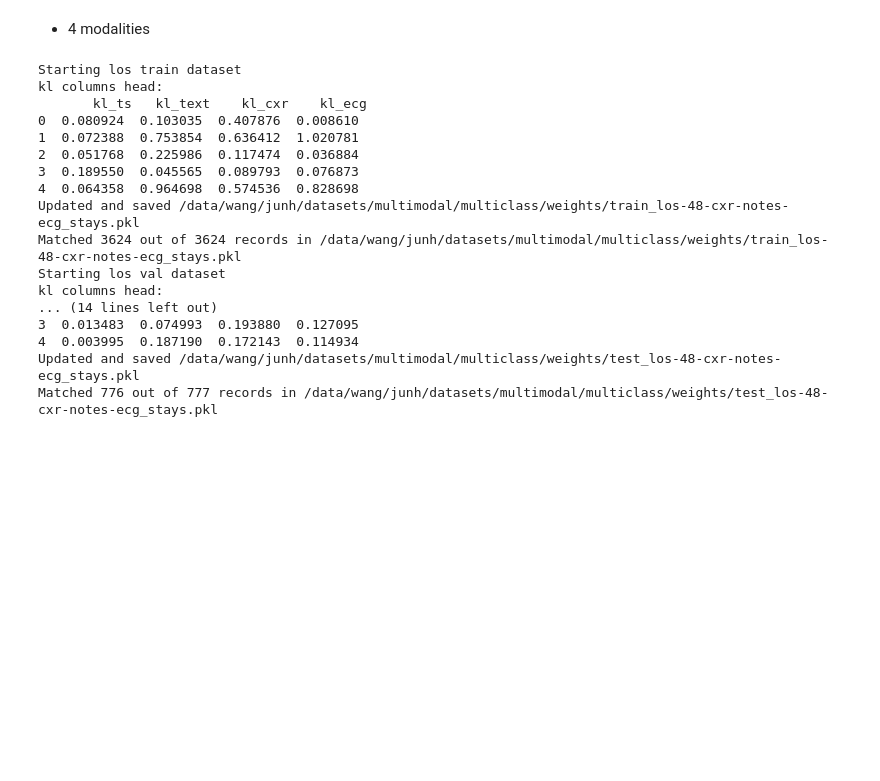
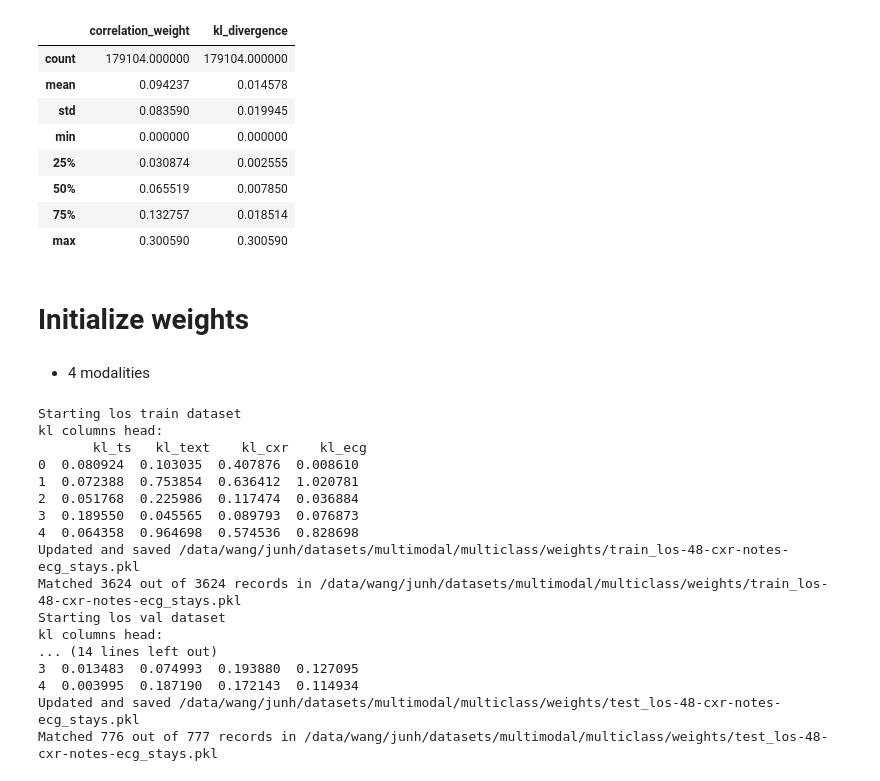
Before and after one commit to JuneHou/Multimodal-Transformer, a Jupyter notebook: Analysis/continuous_weights.ipynb, the cells around one changed output. Saved outputs shown, nothing was run; the diff lists cells and outputs as text; code cells hidden in the pictures; blank space fills up the shorter version.

```diff
--- a/Analysis/continuous_weights.ipynb
+++ b/Analysis/continuous_weights.ipynb
@@ -16,3 +81,17 @@ from tqdm import tqdm
+# %%
+df_log.describe()
+# %% [output]
+|  | correlation_weight | kl_divergence |
+| count | 179104.000000 | 179104.000000 |
+| mean | 0.094237 | 0.014578 |
+| std | 0.083590 | 0.019945 |
+| min | 0.000000 | 0.000000 |
+| 25% | 0.030874 | 0.002555 |
+| 50% | 0.065519 | 0.007850 |
+| 75% | 0.132757 | 0.018514 |
+| max | 0.300590 | 0.300590 |
+# %% [markdown]
+# Initialize weights
 # %%
 def split_ids(id_string, n=8):
     # Convert to string if the input is not already a string
```
Also changed, not shown: parts of 12 cells of this notebook, 14 other files.
